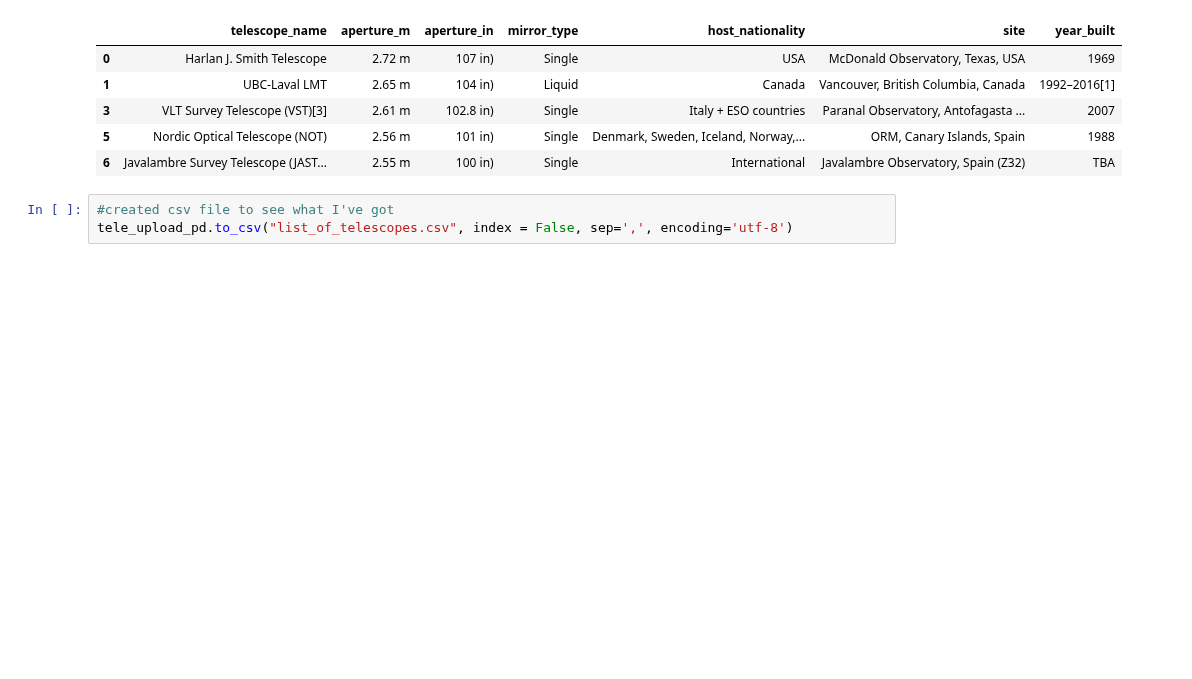
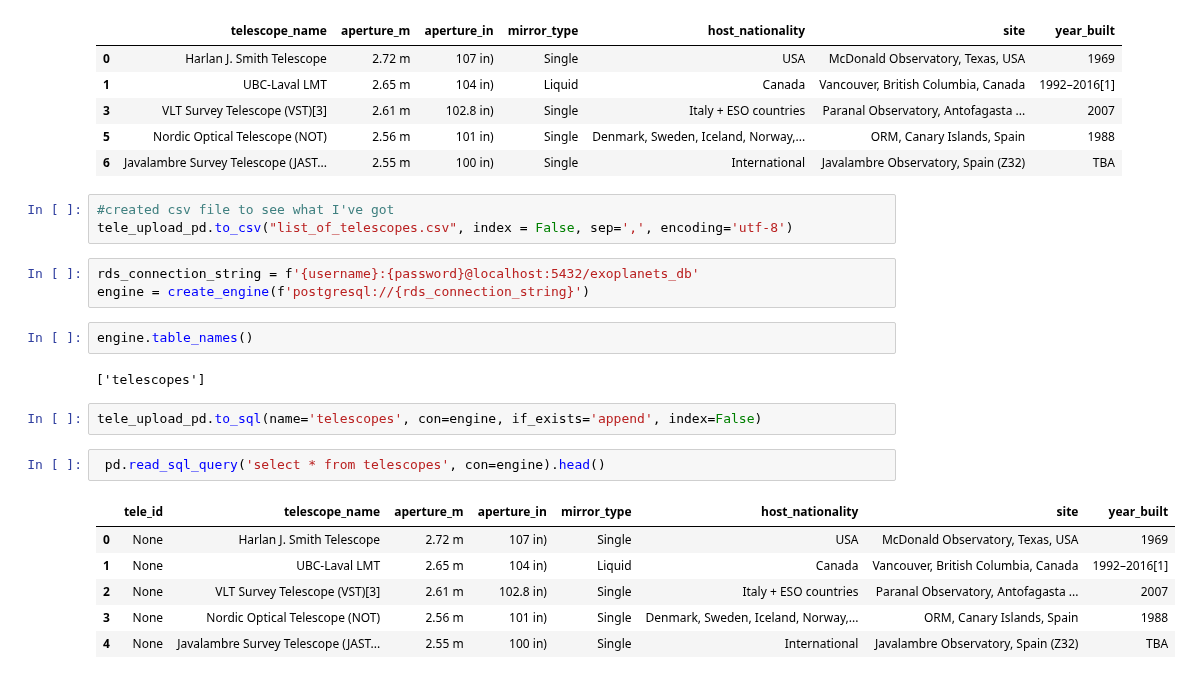
Before and after one commit to LanaPal/ETL_Team_10, a Jupyter notebook: ETL_Project/jupiter_prep_file/tele_file_prep_final.ipynb, the cells around one changed output. Saved outputs shown, nothing was run; the diff lists cells and outputs as text; blank space fills up the shorter version.

Commit message:
updated jupiter notebook with the code direct upload from pandas to postgres

```diff
--- a/ETL_Project/jupiter_prep_file/tele_file_prep_final.ipynb
+++ b/ETL_Project/jupiter_prep_file/tele_file_prep_final.ipynb
@@ -138,3 +139,21 @@ tele_upload_pd.head()
 # %%
 #created csv file to see what I've got
 tele_upload_pd.to_csv("list_of_telescopes.csv", index = False, sep=',', encoding='utf-8')
+# %%
+rds_connection_string = f'{username}:{password}@localhost:5432/exoplanets_db'
+engine = create_engine(f'postgresql://{rds_connection_string}')
+# %%
+engine.table_names()
+# %% [output]
+['telescopes']
+# %%
+tele_upload_pd.to_sql(name='telescopes', con=engine, if_exists='append', index=False)
+# %%
+ pd.read_sql_query('select * from telescopes', con=engine).head()
+# %% [output]
+|  | tele_id | telescope_name | aperture_m | aperture_in | mirror_type | host_nationality | site | year_built |
+| 0 | None | Harlan J. Smith Telescope | 2.72 m | 107 in) | Single | USA | McDonald Observatory, Texas, USA | 1969 |
+| 1 | None | UBC-Laval LMT | 2.65 m | 104 in) | Liquid | Canada | Vancouver, British Columbia, Canada | 1992–2016[1] |
+| 2 | None | VLT Survey Telescope (VST)[3] | 2.61 m | 102.8 in) | Single | Italy + ESO countries | Paranal Observatory, Antofagasta ... | 2007 |
+| 3 | None | Nordic Optical Telescope (NOT) | 2.56 m | 101 in) | Single | Denmark, Sweden, Iceland, Norway,... | ORM, Canary Islands, Spain | 1988 |
+| 4 | None | Javalambre Survey Telescope (JAST... | 2.55 m | 100 in) | Single | International | Javalambre Observatory, Spain (Z32) | TBA |
```
Also changed, not shown: parts of 1 cell of this notebook.
